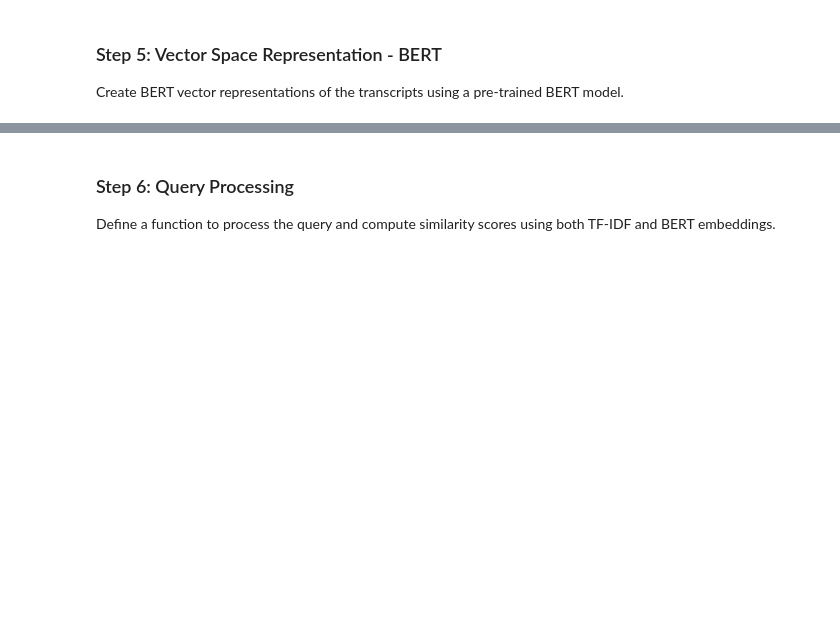
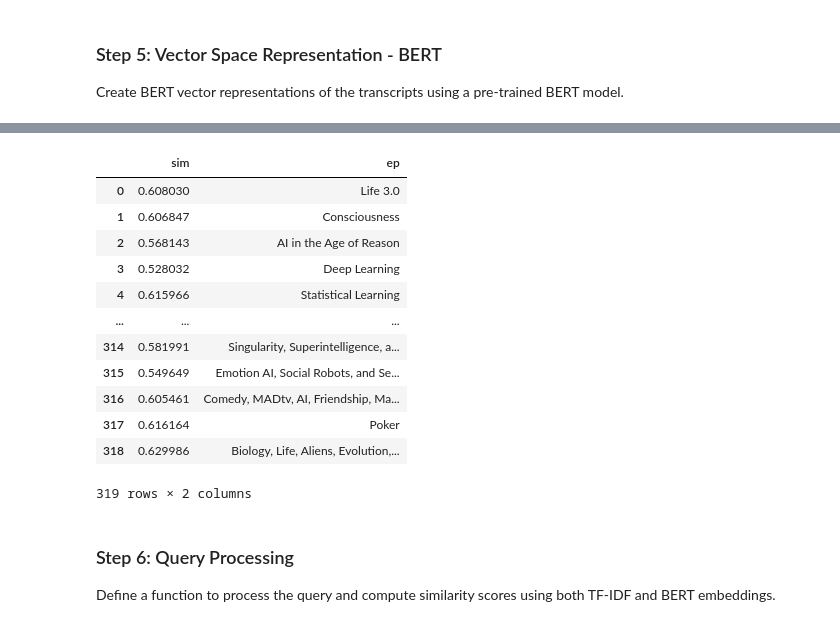
Before and after one commit to Allan4865/Information-Retrieval, a Jupyter notebook: podcast_ir.ipynb, the cells around one changed output, grey strips where cells are left out. Saved outputs shown, nothing was run; the diff lists cells and outputs as text; code cells hidden in the pictures; blank space fills up the shorter version.

```diff
--- a/podcast_ir.ipynb
+++ b/podcast_ir.ipynb
@@ -88,0 +255,11 @@ bert_embeddings = np.array([embed_bert(text) for text in podcast_data['cleaned_t
+# %%
+import numpy as np
+def generate_bert_embeddings(texts):
+    embeddings = []
+    for text in texts:
+        inputs = tokenizer(text, return_tensors='tf', padding=True, truncation=True)
+        outputs = model(**inputs)
+        embeddings.append(outputs.last_hidden_state[:, 0, :])  # Use [CLS] token representation
+    return np.array(embeddings).transpose(0,2,1)
+
+corpus_bert = generate_bert_embeddings(corpus)
@@ -88,0 +270,3 @@ bert_embeddings = np.array([embed_bert(text) for text in podcast_data['cleaned_t
+# %%
+query = ['Computer Science']
+query_bert = generate_bert_embeddings(query)
@@ -88,0 +277,5 @@ bert_embeddings = np.array([embed_bert(text) for text in podcast_data['cleaned_t
+# %%
+similarities = cosine_similarity(corpus_bert.reshape(319,768), query_bert.reshape(1,768))
+
+# similarities_bert = cosine_similarity(query_bert.reshape(1, -1), corpus_bert.squeeze())
+similarities
@@ -89,3 +300,26 @@ bert_embeddings = np.array([embed_bert(text) for text in podcast_data['cleaned_t
+# %%
+def retrieve_bert(query):
+    query_bert = generate_bert_embeddings(query)
+    similarities = cosine_similarity(corpus_bert.reshape(319,768), query_bert.reshape(1,768))
+    similarities_df = pd.DataFrame(similarities, columns=['sim'])
+    similarities_df['ep'] = df['title']
+    return similarities_df
+# %%
+retrieve_bert(['gpt'])
+# %% [output]
+|  | sim | ep |
+| 0 | 0.608030 | Life 3.0 |
+| 1 | 0.606847 | Consciousness |
+| 2 | 0.568143 | AI in the Age of Reason |
+| 3 | 0.528032 | Deep Learning |
+| 4 | 0.615966 | Statistical Learning |
+| ... | ... | ... |
+| 314 | 0.581991 | Singularity, Superintelligence, a... |
+| 315 | 0.549649 | Emotion AI, Social Robots, and Se... |
+| 316 | 0.605461 | Comedy, MADtv, AI, Friendship, Ma... |
+| 317 | 0.616164 | Poker |
+| 318 | 0.629986 | Biology, Life, Aliens, Evolution,... |
+319 rows × 2 columns
 # %% [markdown]
 ### Step 6: Query Processing
 
```
Also changed, not shown: parts of 46 cells of this notebook.
